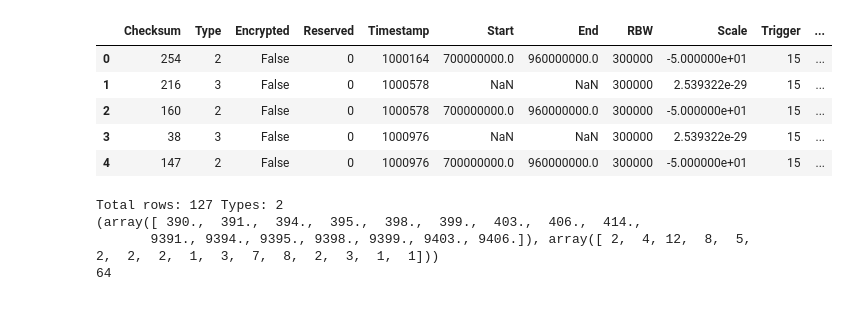
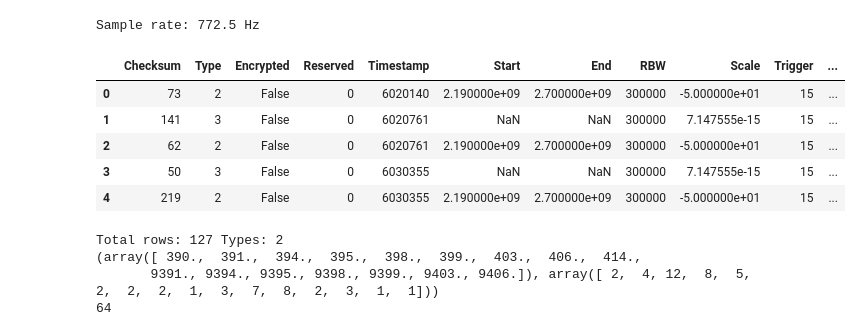
Before and after one commit to sunnycows/la-cp, a Jupyter notebook: Experiments.ipynb, the cells around one changed output. Drawn from its saved outputs; the diff is of its cells as text; code cells hidden in the pictures.

```diff
--- a/Experiments.ipynb
+++ b/Experiments.ipynb
@@ -2,45 +2,50 @@
 import pandas as pd
 import numpy as np
 
-file_path = "Data/out/202402171421.json"
+file_path = "Data/out/202403142256.json"
 
 def read_json(file_path):
     return pd.read_json(file_path, lines=True, dtype={"Timestamp": int})
 
 def hex_to_int(n):
     return int(hex(n)[-7:])
 
 def preprocess(df):
     # Convert "timestamp" column to hexadecimal values
     df["Timestamp_hex"] = df["Timestamp"].apply(lambda x: hex(x))
     df["Timestamp"] = df["Timestamp"].apply(hex_to_int)
 
     df_measures = df[df['Type'] == 2][['Timestamp', 'Measure']]
     df_frequencies = df[df['Type'] == 3][['Timestamp', 'Frequency']]
     df_m = pd.merge(df_measures, df_frequencies, on="Timestamp", how="inner")
 
     df_measures = df_m.drop(columns=['Frequency'])
     df_frequencies = df_m.drop(columns=['Measure'])
 
     df_measures = df_measures.explode('Measure')
     df_frequencies = df_frequencies.explode('Frequency')
 
     df_m = df_measures
     df_m['Frequency'] = df_frequencies['Frequency']
 
     return df_m
 
 df = read_json(file_path)
 df_m = preprocess(df)
 
+sample_rate = df_m.shape[0] / 60 # One file is 60 seconds long
+sample_rate
+print(f"Sample rate: {sample_rate} Hz")
+
 df.head(5)
 # %% [output]
+Sample rate: 772.5 Hz
 |  | Checksum | Type | Encrypted | Reserved | Timestamp | Start | End | RBW | Scale | Trigger | ... |
-| 0 | 254 | 2 | False | 0 | 1000164 | 700000000.0 | 960000000.0 | 300000 | -5.000000e+01 | 15 | ... |
-| 1 | 216 | 3 | False | 0 | 1000578 | NaN | NaN | 300000 | 2.539322e-29 | 15 | ... |
-| 2 | 160 | 2 | False | 0 | 1000578 | 700000000.0 | 960000000.0 | 300000 | -5.000000e+01 | 15 | ... |
-| 3 | 38 | 3 | False | 0 | 1000976 | NaN | NaN | 300000 | 2.539322e-29 | 15 | ... |
-| 4 | 147 | 2 | False | 0 | 1000976 | 700000000.0 | 960000000.0 | 300000 | -5.000000e+01 | 15 | ... |
+| 0 | 73 | 2 | False | 0 | 6020140 | 2.190000e+09 | 2.700000e+09 | 300000 | -5.000000e+01 | 15 | ... |
+| 1 | 141 | 3 | False | 0 | 6020761 | NaN | NaN | 300000 | 7.147555e-15 | 15 | ... |
+| 2 | 62 | 2 | False | 0 | 6020761 | 2.190000e+09 | 2.700000e+09 | 300000 | -5.000000e+01 | 15 | ... |
+| 3 | 50 | 3 | False | 0 | 6030355 | NaN | NaN | 300000 | 7.147555e-15 | 15 | ... |
+| 4 | 219 | 2 | False | 0 | 6030355 | 2.190000e+09 | 2.700000e+09 | 300000 | -5.000000e+01 | 15 | ... |
 # %%
 print("Total rows:", df.shape[0], "Types:", np.unique(df['Type']).shape[0])
 diffs = df[df['Type'] == 2]['Timestamp'].diff().dropna()
```
Also changed, not shown: parts of 5 cells of this notebook.
